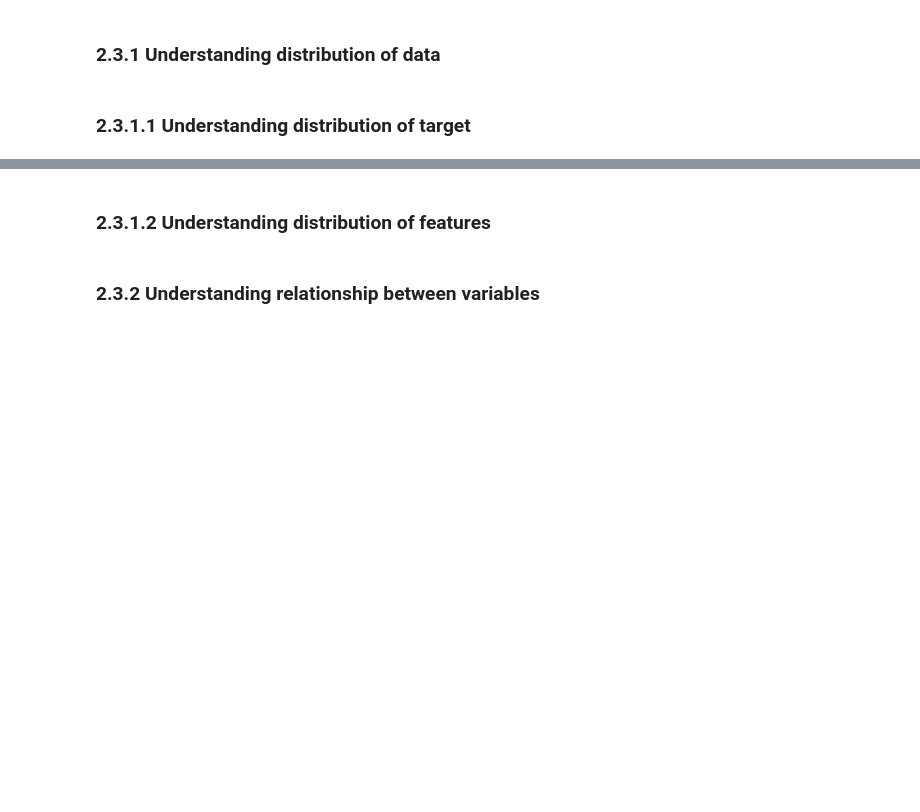
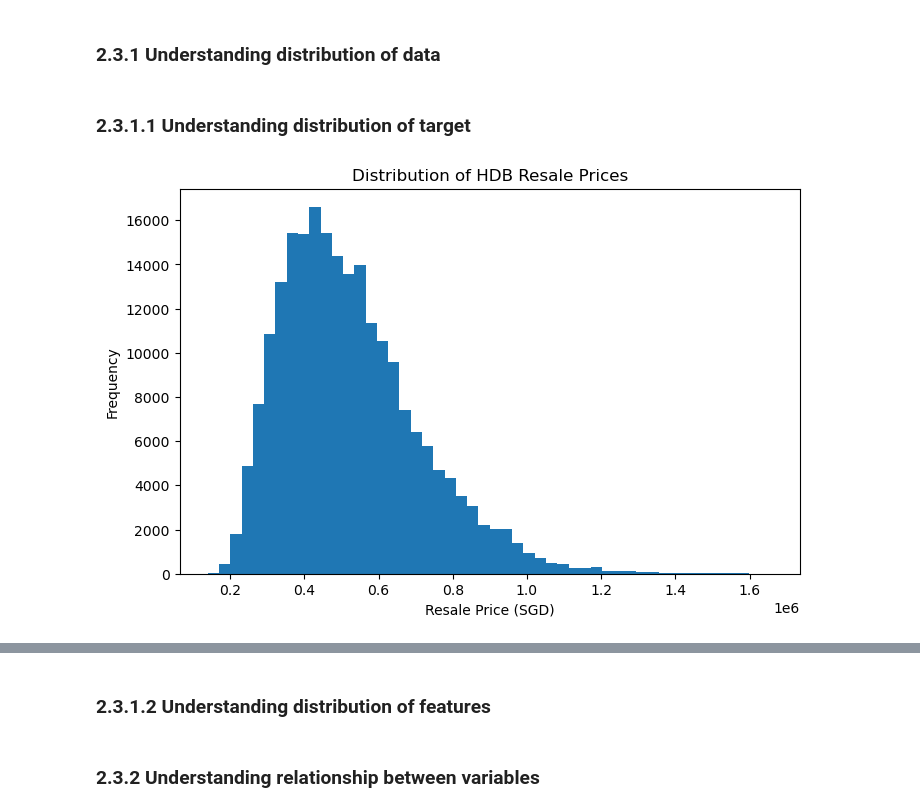
Before and after one commit to hsk-victor/Project, a Jupyter notebook: MLDP Program Codes Submission Template.ipynb, the cells around one changed output, grey strips where cells are left out. Drawn from its saved outputs; the diff is of its cells as text; code cells hidden in the pictures; blank space fills up the shorter version.

```diff
--- a/MLDP Program Codes Submission Template.ipynb
+++ b/MLDP Program Codes Submission Template.ipynb
@@ -134,0 +135,4 @@ df.sample(10)
+# %%
+## Dropping colums that are pure identifiers and is not useful for analysis of resale price
+df = df.drop(columns = ['block','street_name'], axis=1)
+df
@@ -134,0 +153,10 @@ df.sample(10)
+# %%
+## Convert storey_range like "10 TO 12" → 11
+df['storey_avg'] = (
+    df['storey_range']
+    .str.split(' TO ')
+    .apply(lambda x: (int(x[0]) + int(x[1])) / 2)
+)
+
+## Optional: drop original column after conversion
+df = df.drop(columns=['storey_range'])
@@ -139,4 +185,12 @@ df.sample(10)
 # %% [markdown]
 ### 2.3.1.1 Understanding distribution of target
 # %%
-## Understanding distribution of target
+## Understanding distribution of HDB resale prices
+plt.figure(figsize=(8,5))
+plt.hist(df['resale_price'], bins=50)
+plt.xlabel('Resale Price (SGD)')
+plt.ylabel('Frequency')
+plt.title('Distribution of HDB Resale Prices')
+plt.show()
+# %% [output]
+[figure, added]
```
Also changed, not shown: parts of 5 cells of this notebook.
